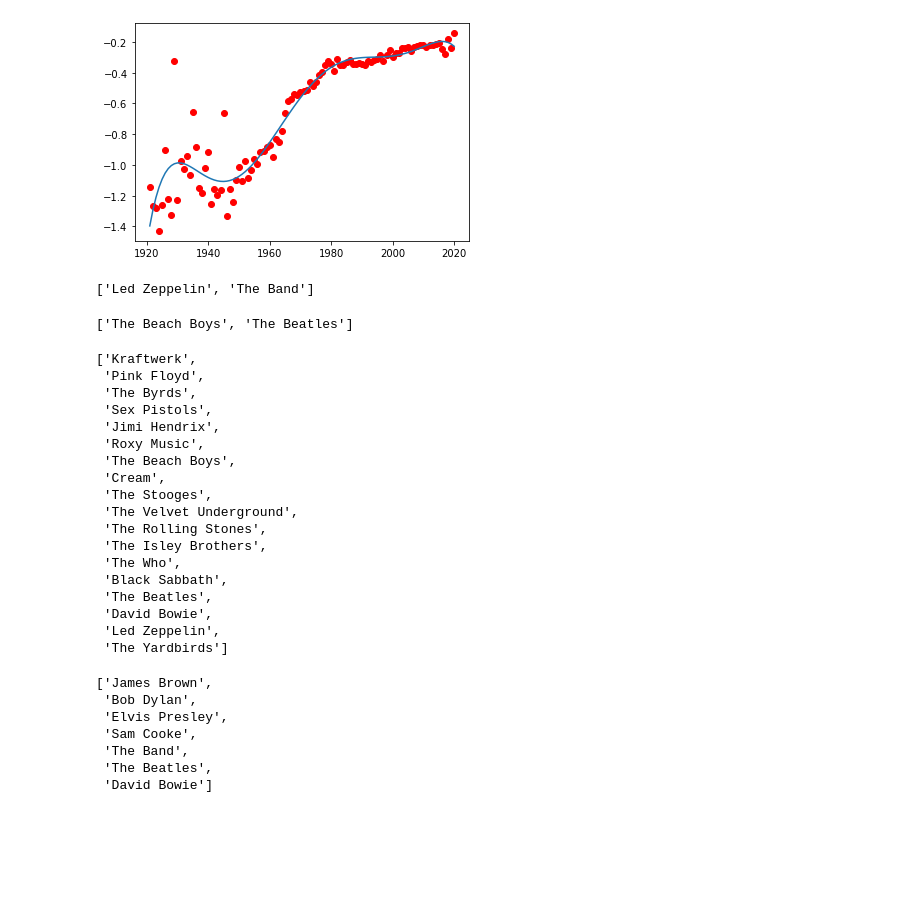
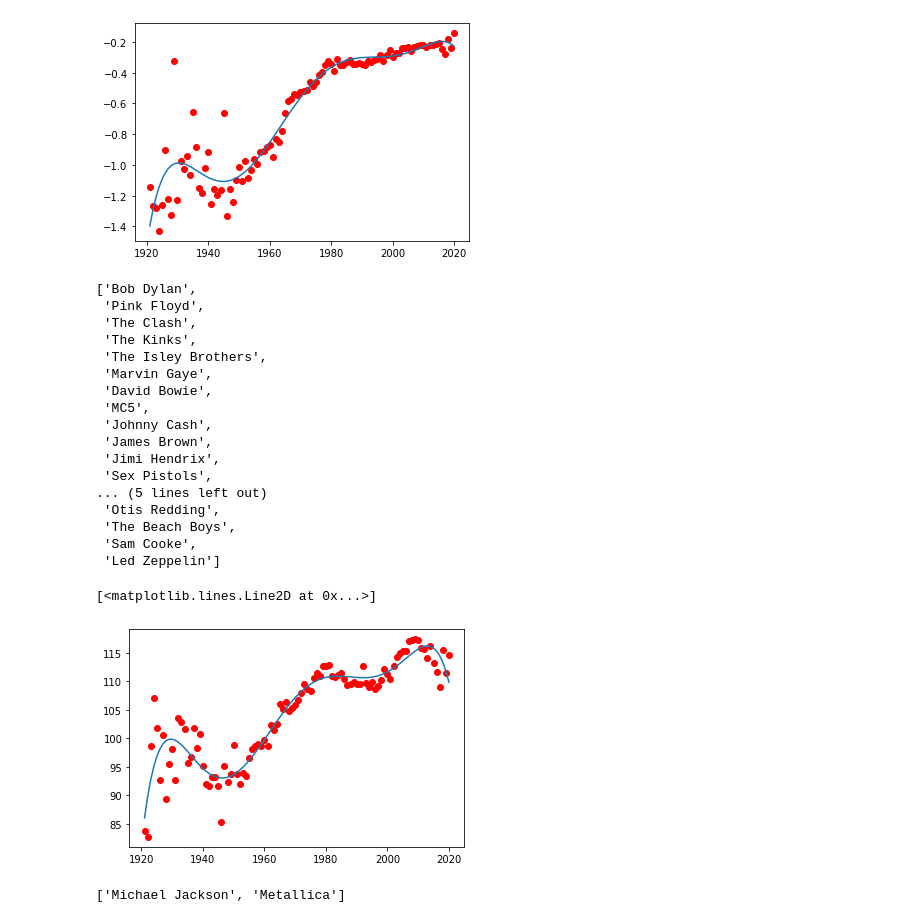
Before and after one commit to Wichaelian/ICM-2021, a Jupyter notebook: 2021_ICM_Problem_D_Data/Bullet 5.ipynb, the cells around one changed output. Saved outputs shown, nothing was run; the diff lists cells and outputs as text; code cells hidden in the pictures; blank space fills up the shorter version.

```diff
--- a/2021_ICM_Problem_D_Data/Bullet 5.ipynb
+++ b/2021_ICM_Problem_D_Data/Bullet 5.ipynb
@@ -255,43 +231,28 @@ plt.plot(np.unique(year), np.poly1d(np.polyfit(year, attribute, 7))(np.unique(ye
 years['hipness'] = years['speechiness'] - years['instrumentalness'] - years['acousticness']
 full['hipness'] = full['speechiness'] - full['instrumentalness'] - full['acousticness']
 # %%
-hipTrans = years[years['year'] <= 2010]
-hipTrans = hipTrans[hipTrans['year'] > 1980]
+hipTrans = years[years['year'] <= 1980]
+hipTrans = hipTrans[hipTrans['year'] > 1960]
 hipYears = list(hipTrans['year'])
 mostInfluential(hipYears, 'hipness', False)
 # %% [output]
-['Led Zeppelin', 'The Band']
+['Bob Dylan',
+ 'Pink Floyd',
+ 'The Clash',
+ 'The Kinks',
+ 'The Isley Brothers',
+ 'Marvin Gaye',
+ 'David Bowie',
+ 'MC5',
+ 'Johnny Cash',
+ 'James Brown',
+ 'Jimi Hendrix',
+ 'Sex Pistols',
+... (5 lines left out)
+ 'Otis Redding',
+ 'The Beach Boys',
+ 'Sam Cooke',
+ 'Led Zeppelin']
-# %%
-insTrans = years[years['year'] <= 1970]
-insTrans = insTrans[insTrans['year'] > 1955]
-insYears = list(insTrans['year'])
-mostInfluential(insYears, 'instrumentalness', True)
-# %% [output]
-['The Beach Boys', 'The Beatles']
-# %%
-acousticTrans = years[years['year'] <= 1980]
-acousticTrans = acousticTrans[acousticTrans['year'] > 1960]
-transYears = list(acousticTrans['year'])
-mostInfluential(transYears, 'acousticness', True)
-# %% [output]
-['Kraftwerk',
- 'Pink Floyd',
- 'The Byrds',
- 'Sex Pistols',
- 'Jimi Hendrix',
- 'Roxy Music',
- 'The Beach Boys',
- 'Cream',
- 'The Stooges',
- 'The Velvet Underground',
- 'The Rolling Stones',
- 'The Isley Brothers',
- 'The Who',
- 'Black Sabbath',
- 'The Beatles',
- 'David Bowie',
- 'Led Zeppelin',
- 'The Yardbirds']
 # %%
 minSpeech = years.sort_values(by=['speechiness'])
 minSpeech = minSpeech.reset_index(drop=True)
@@ -313,13 +274,11 @@ def mostInfluential(years, trait, ascent):
     influentialArtists = set(influentialArtists)
     influentialArtists = list(influentialArtists)
     return influentialArtists
-# %%
-mostInfluential(minYears, 'speechiness', False)
-# %% [output]
-['James Brown',
- 'Bob Dylan',
- 'Elvis Presley',
- 'Sam Cooke',
- 'The Band',
- 'The Beatles',
- 'David Bowie']
+# %%
+year = years['year']
+attribute = years['loudness'] + years['tempo'] + years['danceability']
+plt.plot(year, attribute, 'ro')
+plt.plot(np.unique(year), np.poly1d(np.polyfit(year, attribute, 7))(np.unique(year)))
+# %% [output]
+[<matplotlib.lines.Line2D at 0x...>]
+[figure, added]
@@ -325,0 +288,7 @@ mostInfluential(minYears, 'speechiness', False)
+# %%
+danceTrans = years[years['year'] <= 2010]
+danceTrans = danceTrans[danceTrans['year'] > 2000]
+danceYears = list(danceTrans['year'])
+mostInfluential(danceYears, 'party', False)
+# %% [output]
+['Michael Jackson', 'Metallica']
```
Also changed, not shown: parts of 5 cells of this notebook.
